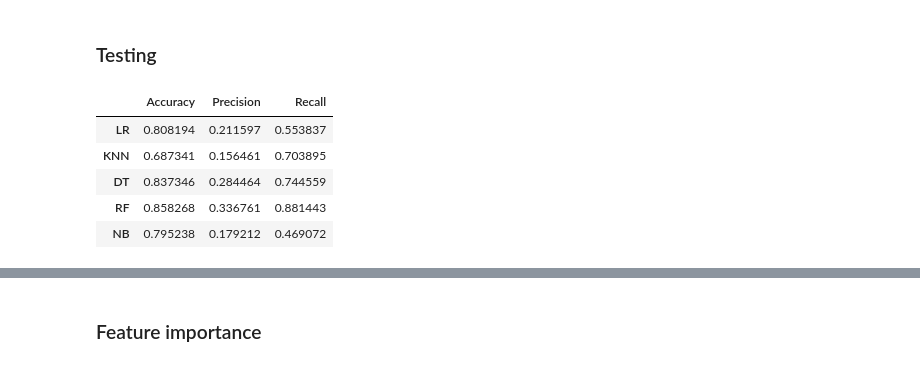
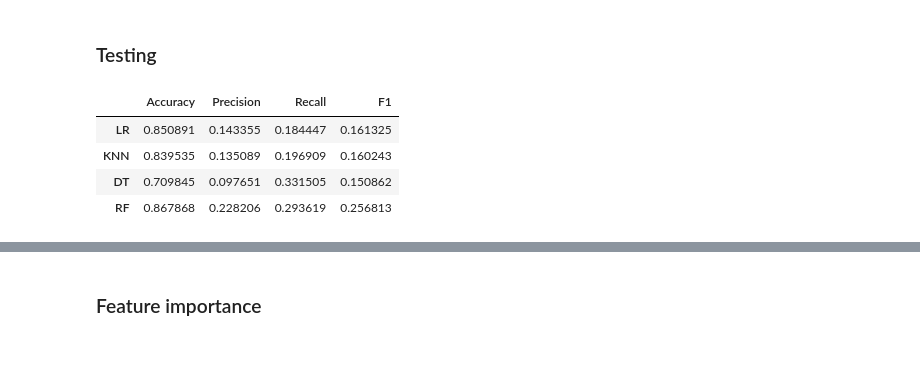
Before and after one commit to dehoyosb/MinJusticia_team77_DS4A_Project, a Jupyter notebook: supervised_lgoyenec.ipynb, the cells around one changed output, grey strips where cells are left out. Cells and saved outputs as stored; diff of their text form; code cells hidden in the pictures.

```diff
--- a/supervised_lgoyenec.ipynb
+++ b/supervised_lgoyenec.ipynb
@@ -384,8 +431,8 @@ dftrain = inmate_booking.copy()[(inmate_booking.year >= train_start) & (inmate_b
 dftest  = inmate_booking.copy()[(inmate_booking.year >= test_start ) & (inmate_booking.year <= test_end )]
 
 # Calculate age based on train and test end period
-dftrain['age'] = train_end - dftrain.ANO_NACIMIENTO
-dftest['age']  = test_end  - dftest .ANO_NACIMIENTO
+dftrain['age'] = train_end - dftrain.ANIO_NACIMIENTO
+dftest['age']  = test_end  - dftest .ANIO_NACIMIENTO
 
 # Calculate outcome variable = 1 if individual came to jail in less that a year
 dftrain['outcome'] = (dftrain.recidivism_day <= 12*30).astype(int)
@@ -400,5 +447,5 @@ Test  set: 1746 out of 22846 ~ 8.0%
 # %%
-colnmes = dftrain.columns.drop(['ANO_NACIMIENTO','FECHA_SALIDA_t_1','FECHA_INGRESO','FECHA_SALIDA','INTERNOEN','year','recidivism_day','outcome']).tolist()
+colnmes = dftrain.columns.drop(['ANIO_NACIMIENTO','FECHA_SALIDA_t_1','FECHA_INGRESO','FECHA_SALIDA','INTERNOEN','year','recidivism_day','outcome']).tolist()
 # %%
 X_train, y_train = dftrain[colnmes], dftrain['outcome']
 X_test , y_test  = dftest [colnmes], dftest ['outcome']
@@ -420,15 +467,13 @@ models['LR' ] = LogisticRegression()
 models['KNN'] = KNeighborsClassifier()
 models['DT' ] = DecisionTreeClassifier()
 models['RF' ] = RandomForestClassifier(random_state = 10)
-models['NB' ] = GaussianNB()
 # %%
-# Define paameters for GridSearch
+# Define parameters for GridSearch
 params = dict()
-params['LR' ] = {'penalty'    : ['l1','l2'], 'C': [0.8, 1.0], 'solver': ['saga']}
-params['KNN'] = {'n_neighbors': [3, 5, 10], 'weights': ['uniform','distance'], }
-params['DT' ] = {'max_depth'  : [3, 6 ], 'max_features': [4, 8, 20]}
-params['RF' ] = {'max_depth'  : [5, 20], 'max_features': ['auto','sqrt','log2'], 'min_samples_leaf': [1,2,4]}
-params['NB' ] = {}
+params['LR' ] = {'penalty'    : ['l1','l2']  , 'C': [0.8, 1.0], 'solver': ['saga']}
+params['KNN'] = {'n_neighbors': [3, 5, 10]   , 'weights': ['uniform','distance'], }
+params['DT' ] = {'max_depth'  : [3, 6, 100]  , 'max_features': [4, 8, 20]}
+params['RF' ] = {'max_depth'  : [20, 150,200], 'max_features': ['auto','sqrt','log2'], 'min_samples_leaf': [2,4,8]}
 # %%
 # GridSearch
 results = dict()
@@ -454,21 +493,21 @@ for name in results.keys():
 # Values from ytest
 y_true = y_test.values
 # %%
-# Tests metrics on 20% of the population
+# Tests metrics on 10 or 20% of the population
 # Assumption: Ministry of Justica with limited resources to implement policies on 100% of the individuals
-k = 0.2
+k = 0.1
 
 pd.DataFrame({'Accuracy' : [accuracy_t (y_test, y_pred[name][:,1], k) for name in y_pred.keys()],
               'Precision': [precision_t(y_test, y_pred[name][:,1], k) for name in y_pred.keys()],
-              'Recall'   : [recall_t   (y_test, y_pred[name][:,1], k) for name in y_pred.keys()]},
+              'Recall'   : [recall_t   (y_test, y_pred[name][:,1], k) for name in y_pred.keys()],
+              'F1'       : [f1_t       (y_test, y_pred[name][:,1], k) for name in y_pred.keys()]},
             index = models.keys())
 # %% [output]
-|  | Accuracy | Precision | Recall |
-| LR | 0.808194 | 0.211597 | 0.553837 |
-| KNN | 0.687341 | 0.156461 | 0.703895 |
-| DT | 0.837346 | 0.284464 | 0.744559 |
-| RF | 0.858268 | 0.336761 | 0.881443 |
-| NB | 0.795238 | 0.179212 | 0.469072 |
+|  | Accuracy | Precision | Recall | F1 |
+| LR | 0.850891 | 0.143355 | 0.184447 | 0.161325 |
+| KNN | 0.839535 | 0.135089 | 0.196909 | 0.160243 |
+| DT | 0.709845 | 0.097651 | 0.331505 | 0.150862 |
+| RF | 0.867868 | 0.228206 | 0.293619 | 0.256813 |
 # %%
 # Precision-Recall @k
 plot_precision_recall(y_test, y_pred['RF'][:,1], 'PR@k model {}'.format('RF'))
```
Also changed, not shown: parts of 28 cells of this notebook, 1 other file.
